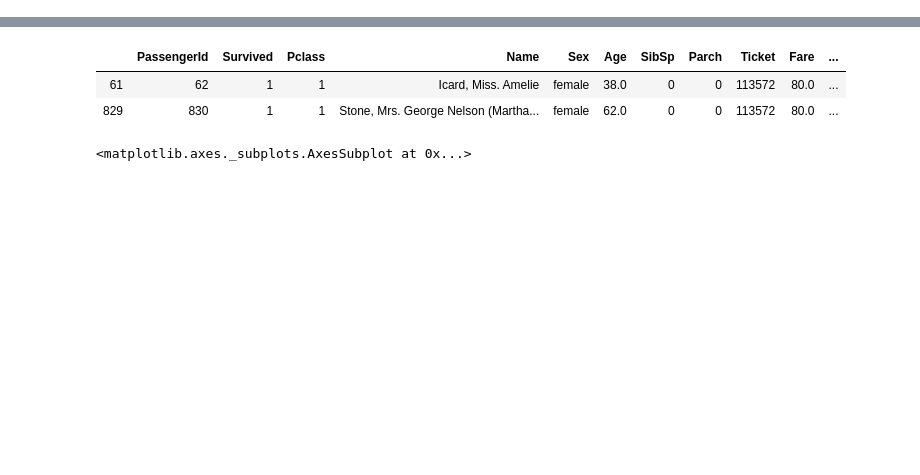
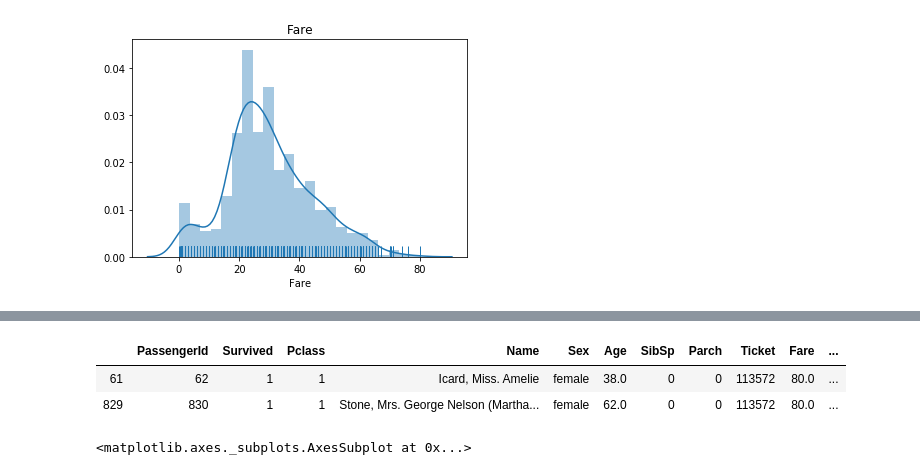
Before and after one commit to omboido/titanic, a Jupyter notebook: notebook/titanic.ipynb, the cells around one changed output, grey strips where cells are left out. Saved outputs shown, nothing was run; the diff lists cells and outputs as text; code cells hidden in the pictures; blank space fills up the shorter version.

```diff
--- a/notebook/titanic.ipynb
+++ b/notebook/titanic.ipynb
@@ -36,0 +59,8 @@ ax2.set_title('Missing Data');'''
+# %%
+hist_den_rug, ax = plt.subplots()
+ax = sns.distplot(df['Age'].dropna(), rug=True)
+ax.set_title('Fare')
+ax.set_xlabel('Fare')
+plt.show()
+# %% [output]
+[figure, added]
```
Also changed, not shown: parts of 168 cells of this notebook, 1 other file.
